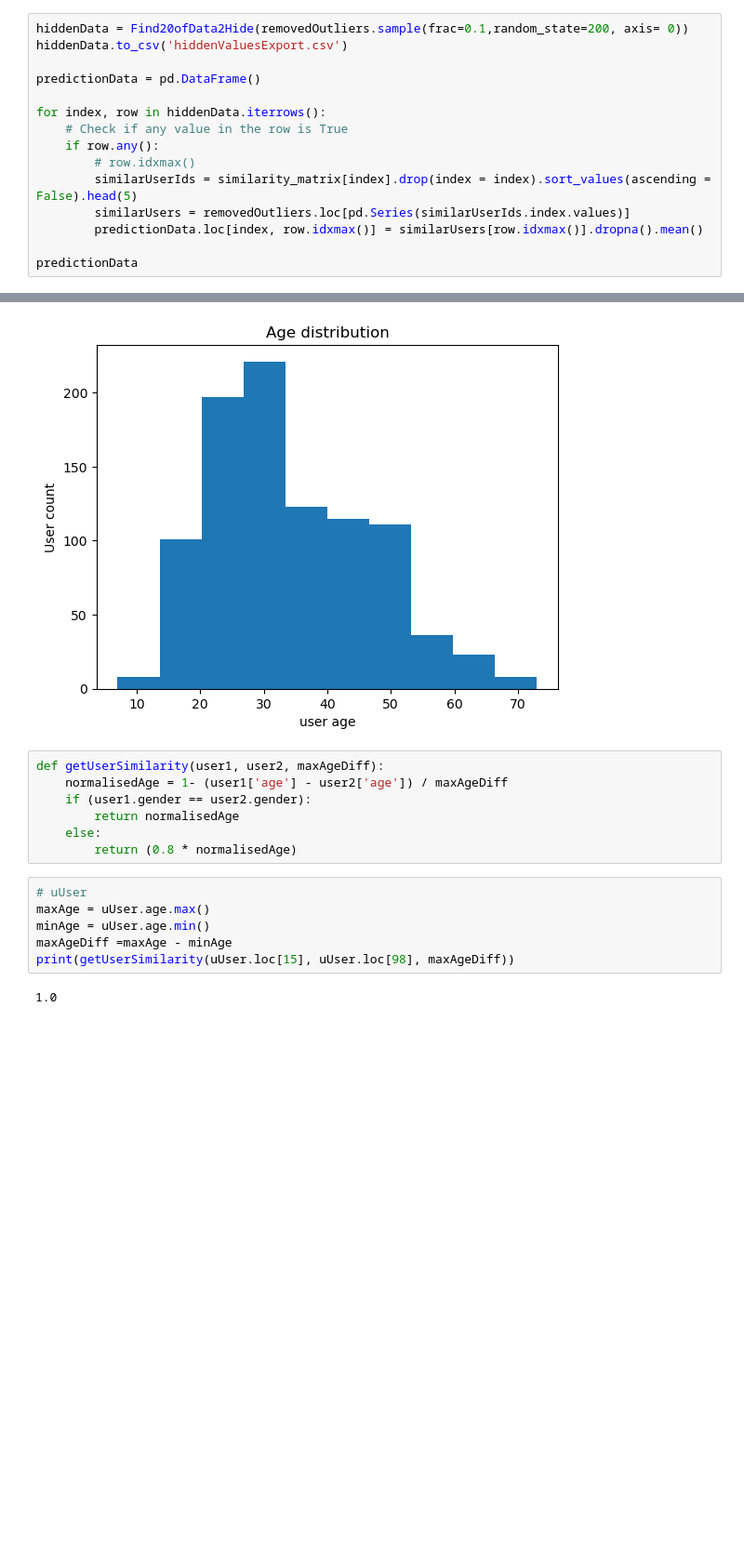
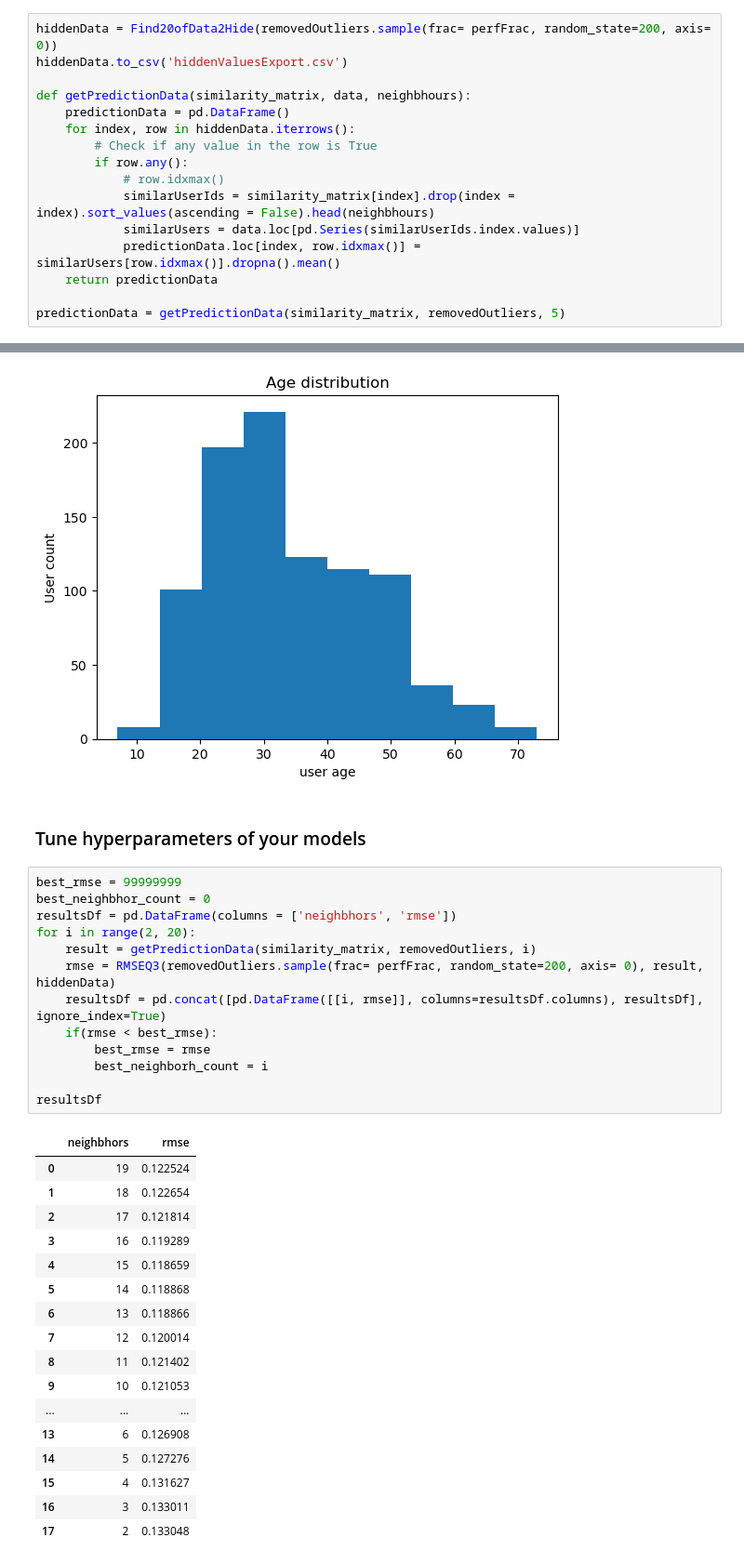
Before and after one commit to NikosKontou/6001-Project, a Jupyter notebook: project.ipynb, the cells around one changed output, grey strips where cells are left out. Shown: that part at 93% size. Saved outputs shown, nothing was run; the diff lists cells and outputs as text; blank space fills up the shorter version.

```diff
--- a/project.ipynb
+++ b/project.ipynb
@@ -491,17 +443,18 @@ similarity_matrix
 # %% [markdown]
 ### a. Randomly hide 20% of the interactions’ matrix (users in rows, movies in columns). That is hide 20% of the cells.
 # %%
-hiddenData = Find20ofData2Hide(removedOutliers.sample(frac=0.1,random_state=200, axis= 0))
+hiddenData = Find20ofData2Hide(removedOutliers.sample(frac= perfFrac, random_state=200, axis= 0))
 hiddenData.to_csv('hiddenValuesExport.csv')
 
-predictionData = pd.DataFrame()
+def getPredictionData(similarity_matrix, data, neighbhours):
+    predictionData = pd.DataFrame()
+    for index, row in hiddenData.iterrows():
+        # Check if any value in the row is True
+        if row.any():
+            # row.idxmax()
+            similarUserIds = similarity_matrix[index].drop(index = index).sort_values(ascending = False).head(neighbhours)
+            similarUsers = data.loc[pd.Series(similarUserIds.index.values)]
+            predictionData.loc[index, row.idxmax()] = similarUsers[row.idxmax()].dropna().mean()
+    return predictionData
 
-for index, row in hiddenData.iterrows():
-    # Check if any value in the row is True
-    if row.any():
-        # row.idxmax()
-        similarUserIds = similarity_matrix[index].drop(index = index).sort_values(ascending = False).head(5)
-        similarUsers = removedOutliers.loc[pd.Series(similarUserIds.index.values)]
-        predictionData.loc[index, row.idxmax()] = similarUsers[row.idxmax()].dropna().mean()
-
-predictionData
+predictionData = getPredictionData(similarity_matrix, removedOutliers, 5)
@@ -530,18 +493,36 @@ plt.show()
 # %% [output]
 [figure]
 [figure]
-# %%
-def getUserSimilarity(user1, user2, maxAgeDiff):
-    normalisedAge = 1- (user1['age'] - user2['age']) / maxAgeDiff
-    if (user1.gender == user2.gender):
-        return normalisedAge
-    else:
-        return (0.8 * normalisedAge)
-# %%
-# uUser
-maxAge = uUser.age.max()
-minAge = uUser.age.min()
-maxAgeDiff =maxAge - minAge
-print(getUserSimilarity(uUser.loc[15], uUser.loc[98], maxAgeDiff))
-# %% [output]
-1.0
+# %% [markdown]
+### Tune hyperparameters of your models
+# %%
+best_rmse = 99999999
+best_neighbhor_count = 0
+resultsDf = pd.DataFrame(columns = ['neighbhors', 'rmse'])
+for i in range(2, 20):
+    result = getPredictionData(similarity_matrix, removedOutliers, i)
+    rmse = RMSEQ3(removedOutliers.sample(frac= perfFrac, random_state=200, axis= 0), result, hiddenData)
+    resultsDf = pd.concat([pd.DataFrame([[i, rmse]], columns=resultsDf.columns), resultsDf], ignore_index=True)
+    if(rmse < best_rmse):
+        best_rmse = rmse
+        best_neighborh_count = i
+
+resultsDf
+# %% [output]
+|  | neighbhors | rmse |
+| 0 | 19 | 0.122524 |
+| 1 | 18 | 0.122654 |
+| 2 | 17 | 0.121814 |
+| 3 | 16 | 0.119289 |
+| 4 | 15 | 0.118659 |
+| 5 | 14 | 0.118868 |
+| 6 | 13 | 0.118866 |
+| 7 | 12 | 0.120014 |
+| 8 | 11 | 0.121402 |
+| 9 | 10 | 0.121053 |
+| ... | ... | ... |
+| 13 | 6 | 0.126908 |
+| 14 | 5 | 0.127276 |
+| 15 | 4 | 0.131627 |
+| 16 | 3 | 0.133011 |
+| 17 | 2 | 0.133048 |
```
Also changed, not shown: parts of 31 cells of this notebook.
